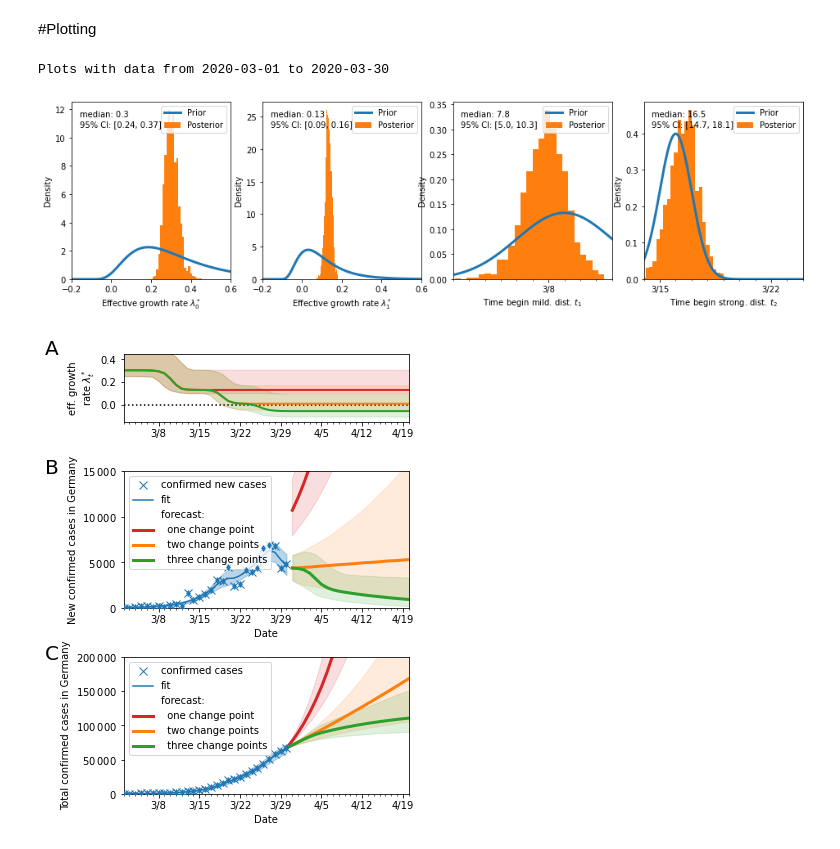
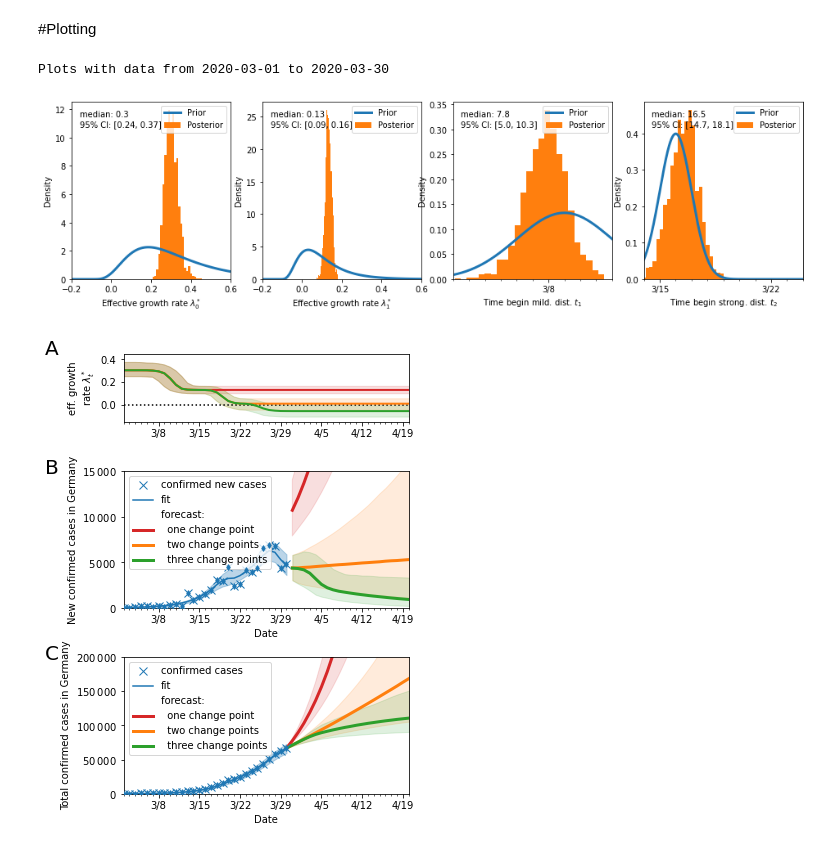
Before and after one commit to Priesemann-Group/covid19_inference_forecast, a Jupyter notebook: Corona_germany_current_forecast_with3scenarios.ipynb, the cells around one changed output. Drawn from its saved outputs; the diff is of its cells as text; code cells hidden in the pictures.

```diff
--- a/Corona_germany_current_forecast_with3scenarios.ipynb
+++ b/Corona_germany_current_forecast_with3scenarios.ipynb
@@ -454,39 +454,39 @@ for trace_scen, color in zip(posterior, colors):
     mpl_dates = conv_time_to_mpl_dates(time) + diff_data_sim + num_days_data
 
     ax.plot(mpl_dates, np.median(λ_t-μ, axis=0), color=color, linewidth=2)
-    ax.fill_between(mpl_dates, np.percentile(λ_t-μ , q=2.5, axis=0),np.percentile(λ_t , q=97.5, axis=0), alpha=0.15,
+    ax.fill_between(mpl_dates, np.percentile(λ_t-μ , q=2.5, axis=0),np.percentile(λ_t-μ, q=97.5, axis=0), alpha=0.15,
                     color=color)
     #ax.fill_between(mpl_dates, np.percentile(λ_t , q=12.5, axis=0),np.percentile(λ_t, q=87.5, axis=0), alpha=0.2,
     #                color=color)
 
 ax.set_ylabel('eff. growth\nrate $\lambda_t^*$')
 # ax.set_xlabel("days from now")
 # ax.legend(loc='lower left')
 ax.set_xticks([-28, -21, -14, -7, 0, 7, 14, 21, 28])
 #ax.set_xlim(-28, 14)
 ax.set_ylim(-0.15, 0.45)
 #ax.set_yticks([-0.2, 0, 0.2])
 #ax.set_aspect(15, adjustable="box")
 ax.hlines(0,start_date, end_date, linestyles=':')
 delay = matplotlib.dates.date2num(date_data_end) - np.percentile(trace_2steps.delay, q=75)
 #ax.vlines(delay,-10, 10, linestyles='-', colors=['tab:red'])
 #ax.legend()
 #ax.text(delay+0.4, 0.45, 'unconstrained', color='tab:red', verticalalignment='top')
 #ax.text(delay-0.4, 0.5, 'constrained \nby data', color='tab:red',horizontalalignment='right', verticalalignment='top')
 ax.text(-0.275, 0.98, "A", transform=ax.transAxes, size=20)
 ax.xaxis.set_major_locator(matplotlib.dates.WeekdayLocator(byweekday=matplotlib.dates.SU))
 ax.xaxis.set_minor_locator(matplotlib.dates.DayLocator())
 ax.xaxis.set_major_formatter(matplotlib.dates.DateFormatter('%-m/%-d'))
 ax.set_xlim(start_date, end_date)
 
 fig.subplots_adjust(hspace=-0.90)
 plt.tight_layout()
 plt.savefig(path_to_save + 'current_forecast_scenarios.png', dpi=300)
 plt.savefig(path_to_save + 'current_forecast_scenarios.pdf', dpi=300)
 # %% [output]
 Plots with data from 2020-03-01 to 2020-03-30
 [figure]
-[figure, old version]
+[figure, new version]
 # %%
 with model:
     use_2nd_step.set_value(0.0)
```
Also changed, not shown: parts of 1 cell of this notebook.
